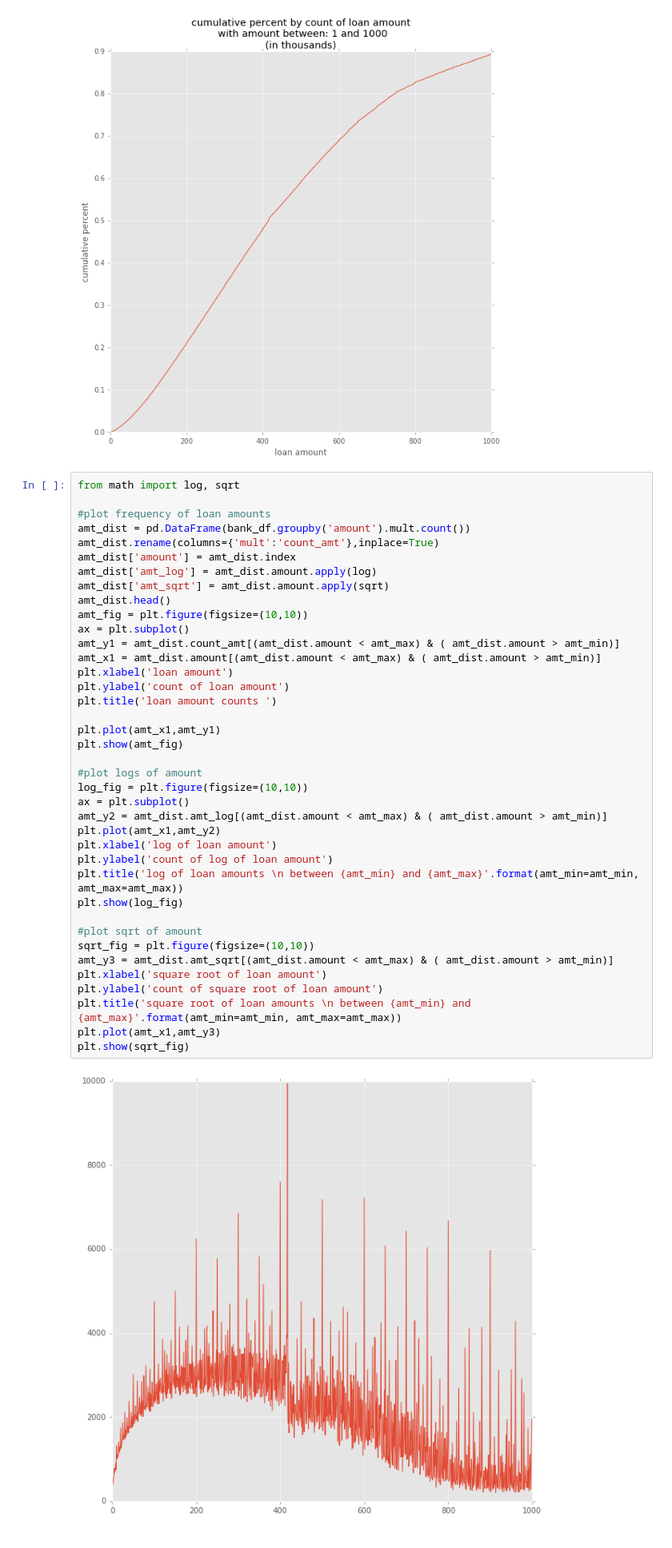
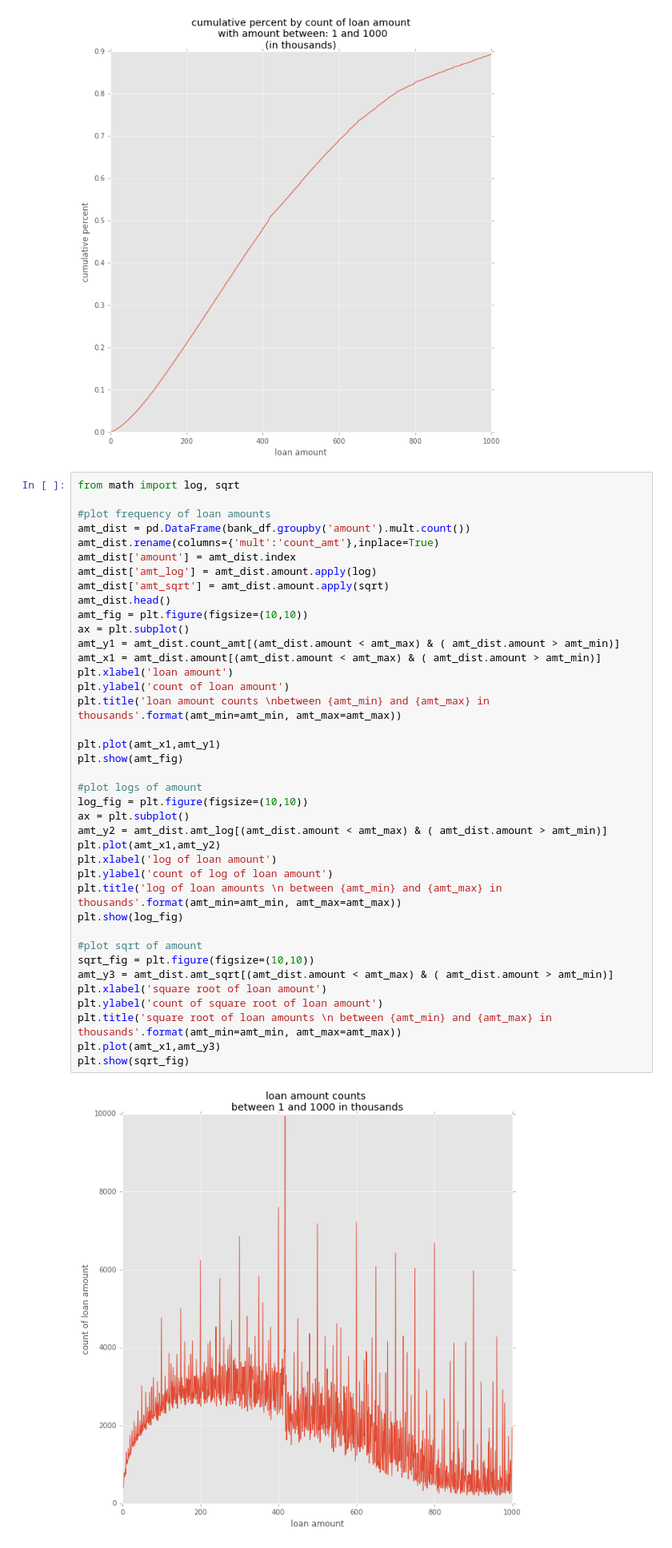
Before and after one commit to Kibrael/Edits, a Jupyter notebook: no_mod_viz.ipynb, the cells around one changed output. Shown at 80% size. Drawn from its saved outputs; the diff is of its cells as text.

```diff
--- a/no_mod_viz.ipynb
+++ b/no_mod_viz.ipynb
@@ -162,34 +162,34 @@ amt_dist['amount'] = amt_dist.index
 amt_dist['amt_log'] = amt_dist.amount.apply(log)
 amt_dist['amt_sqrt'] = amt_dist.amount.apply(sqrt)
 amt_dist.head()
 amt_fig = plt.figure(figsize=(10,10))
 ax = plt.subplot()
 amt_y1 = amt_dist.count_amt[(amt_dist.amount < amt_max) & ( amt_dist.amount > amt_min)]
 amt_x1 = amt_dist.amount[(amt_dist.amount < amt_max) & ( amt_dist.amount > amt_min)]
 plt.xlabel('loan amount')
 plt.ylabel('count of loan amount')
-plt.title('loan amount counts ')
+plt.title('loan amount counts \nbetween {amt_min} and {amt_max} in thousands'.format(amt_min=amt_min, amt_max=amt_max))
 
 plt.plot(amt_x1,amt_y1)
 plt.show(amt_fig)
 
 #plot logs of amount
 log_fig = plt.figure(figsize=(10,10))
 ax = plt.subplot()
 amt_y2 = amt_dist.amt_log[(amt_dist.amount < amt_max) & ( amt_dist.amount > amt_min)]
 plt.plot(amt_x1,amt_y2)
 plt.xlabel('log of loan amount')
 plt.ylabel('count of log of loan amount')
-plt.title('log of loan amounts \n between {amt_min} and {amt_max}'.format(amt_min=amt_min, amt_max=amt_max))
+plt.title('log of loan amounts \n between {amt_min} and {amt_max} in thousands'.format(amt_min=amt_min, amt_max=amt_max))
 plt.show(log_fig)
 
 #plot sqrt of amount
 sqrt_fig = plt.figure(figsize=(10,10))
 amt_y3 = amt_dist.amt_sqrt[(amt_dist.amount < amt_max) & ( amt_dist.amount > amt_min)]
 plt.xlabel('square root of loan amount')
 plt.ylabel('count of square root of loan amount')
-plt.title('square root of loan amounts \n between {amt_min} and {amt_max}'.format(amt_min=amt_min, amt_max=amt_max))
+plt.title('square root of loan amounts \n between {amt_min} and {amt_max} in thousands'.format(amt_min=amt_min, amt_max=amt_max))
 plt.plot(amt_x1,amt_y3)
 plt.show(sqrt_fig)
 # %% [output]
-[figure, old version]
+[figure, new version]
```
Also changed, not shown: parts of 2 cells of this notebook, 1 other file.
